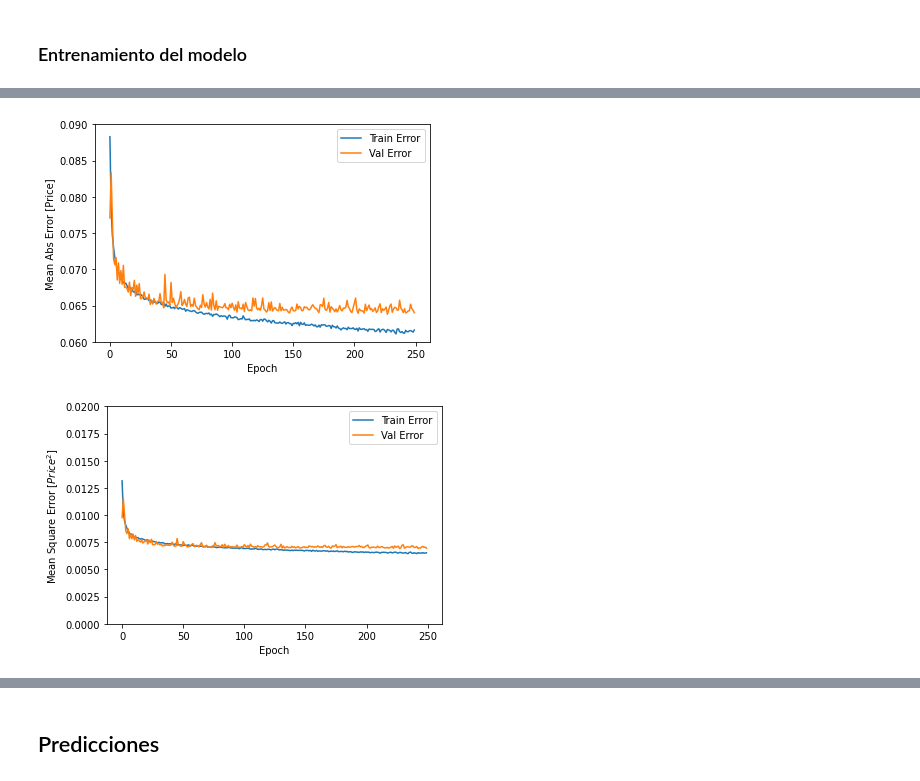
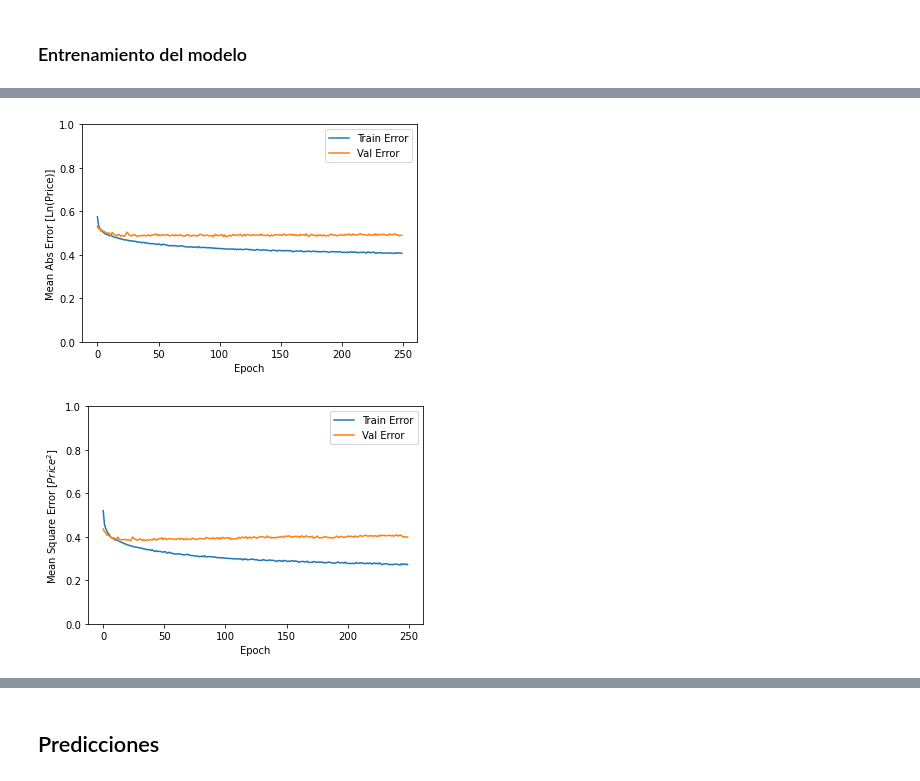
Before and after one commit to anmarphy/Airbnb-Deep-Learning-Pricing-Model, a Jupyter notebook: New York/Modelo de Pricing.ipynb, the cells around one changed output, grey strips where cells are left out. Saved outputs shown, nothing was run; the diff lists cells and outputs as text; code cells hidden in the pictures.

```diff
--- a/New York/Modelo de Pricing.ipynb
+++ b/New York/Modelo de Pricing.ipynb
@@ -64,6 +91,4 @@ Index(['Unnamed: 0', 'id', 'host_is_superhost', 'host_listings_count',
 # %%
-dataset=dataset.drop(['Unnamed: 0', 'id','bathrooms_text','amenities'], axis=1)
-dataset=dataset.drop(['availability_60', 'availability_90','availability_365','Private', 'reviews_per_month', 'Private room',
-                      'calculated_host_listings_count','Shared room'], axis=1)
+dataset=dataset.drop(['Unnamed: 0', 'id'], axis=1)
 # %%
 dataset['price']=np.log(dataset['price'])
@@ -123,4 +162,0 @@ with pd.option_context('display.max_rows', 5, 'display.max_columns', None):
-# %%
-train_stats = normed_train_data.describe()
-train_stats = train_stats.transpose()
-train_stats
@@ -144,0 +163,5 @@ train_stats
+# %%
+def norm(x):
+    return (x - train_stats['mean']) / train_stats['std']
+normed_train_data = norm(train_dataset)
+normed_test_data = norm(test_dataset)
@@ -166,7 +195,7 @@ sns.displot(test_labels)
 # La mejor que llevo es 256, 128, 16, dropout 0.1 y sin regularizador
 def build_model():
   model = keras.Sequential([
-    layers.Dense(256, activation='relu',input_shape=[len(normed_train_data.keys())]),
+    layers.Dense(128, activation='relu',input_shape=[len(normed_train_data.keys())]),
     layers.Dropout(0.3),
     layers.Dense(128, activation='relu'),
     #layers.Dense(64, activation='relu'),
@@ -264,34 +293,34 @@ hist.tail()
 # %%
 def plot_history(history):
   hist = pd.DataFrame(history.history)
   hist['epoch'] = history.epoch
 
   plt.figure()
   plt.xlabel('Epoch')
   plt.ylabel('Mean Abs Error [Ln(Price)]')
   plt.plot(hist['epoch'], hist['mae'],
            label='Train Error')
   plt.plot(hist['epoch'], hist['val_mae'],
            label = 'Val Error')
-  plt.ylim([0.06,0.085])
+  plt.ylim([0.0,1])
   plt.legend()
 
   plt.figure()
   plt.xlabel('Epoch')
   plt.ylabel('Mean Square Error [$Price^2$]')
   plt.plot(hist['epoch'], hist['mse'],
            label='Train Error')
   plt.plot(hist['epoch'], hist['val_mse'],
            label = 'Val Error')
-  plt.ylim([0.0,0.02])
+  plt.ylim([0.0,1])
   plt.legend()
   plt.show()
 
 
 plot_history(history)
 # %% [output]
-[figure, old version]
+[figure, new version]
-[figure, old version]
+[figure, new version]
 # %%
 model = build_model()
 
```
Also changed, not shown: parts of 39 cells of this notebook.
